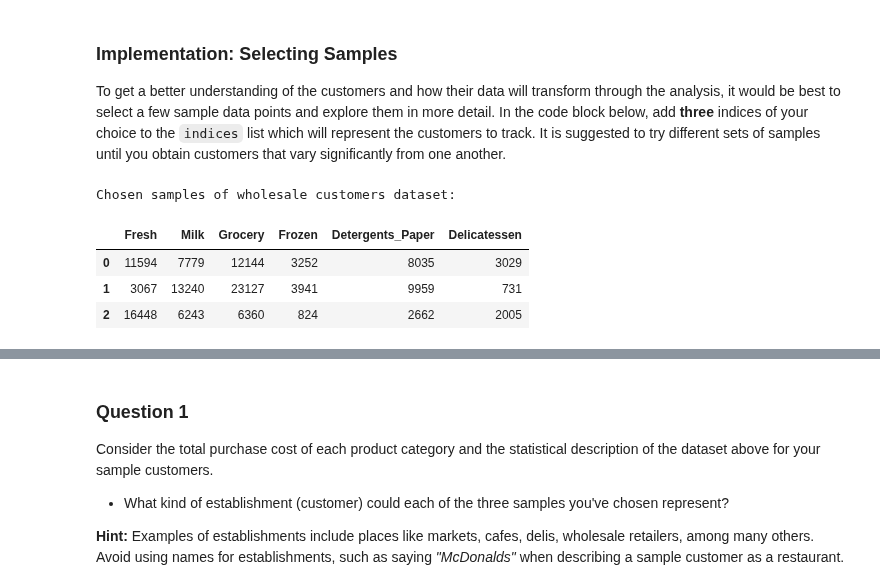
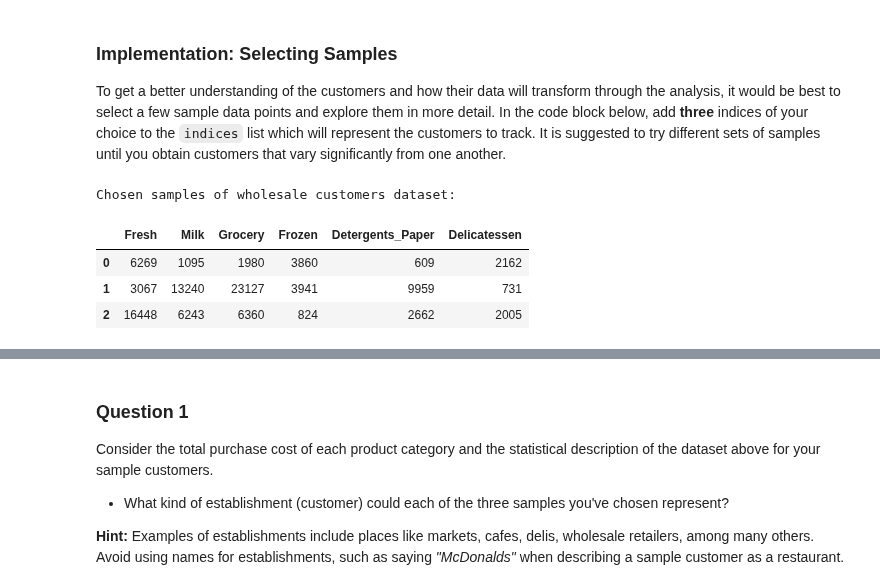
Before and after one commit to manish310/Creating-Customer-Segments, a Jupyter notebook: customer_segments.ipynb, the cells around one changed output, grey strips where cells are left out. Cells and saved outputs as stored; diff of their text form; code cells hidden in the pictures.

```diff
--- a/customer_segments.ipynb
+++ b/customer_segments.ipynb
@@ -87,15 +87,15 @@ display(data.describe())
 To get a better understanding of the customers and how their data will transform through the analysis, it would be best to select a few sample data points and explore them in more detail. In the code block below, add **three** indices of your choice to the `indices` list which will represent the customers to track. It is suggested to try different sets of samples until you obtain customers that vary significantly from one another.
 # %%
 # TODO: Select three indices of your choice you wish to sample from the dataset
-indices = [100,200,300]
+indices = [50,200,300]
 
 # Create a DataFrame of the chosen samples
 samples = pd.DataFrame(data.loc[indices], columns = data.keys()).reset_index(drop = True)
 print("Chosen samples of wholesale customers dataset:")
 display(samples)
 # %% [output]
 Chosen samples of wholesale customers dataset:
 |  | Fresh | Milk | Grocery | Frozen | Detergents_Paper | Delicatessen |
-| 0 | 11594 | 7779 | 12144 | 3252 | 8035 | 3029 |
+| 0 | 6269 | 1095 | 1980 | 3860 | 609 | 2162 |
 | 1 | 3067 | 13240 | 23127 | 3941 | 9959 | 731 |
 | 2 | 16448 | 6243 | 6360 | 824 | 2662 | 2005 |
```
Also changed, not shown: parts of 28 cells of this notebook.
